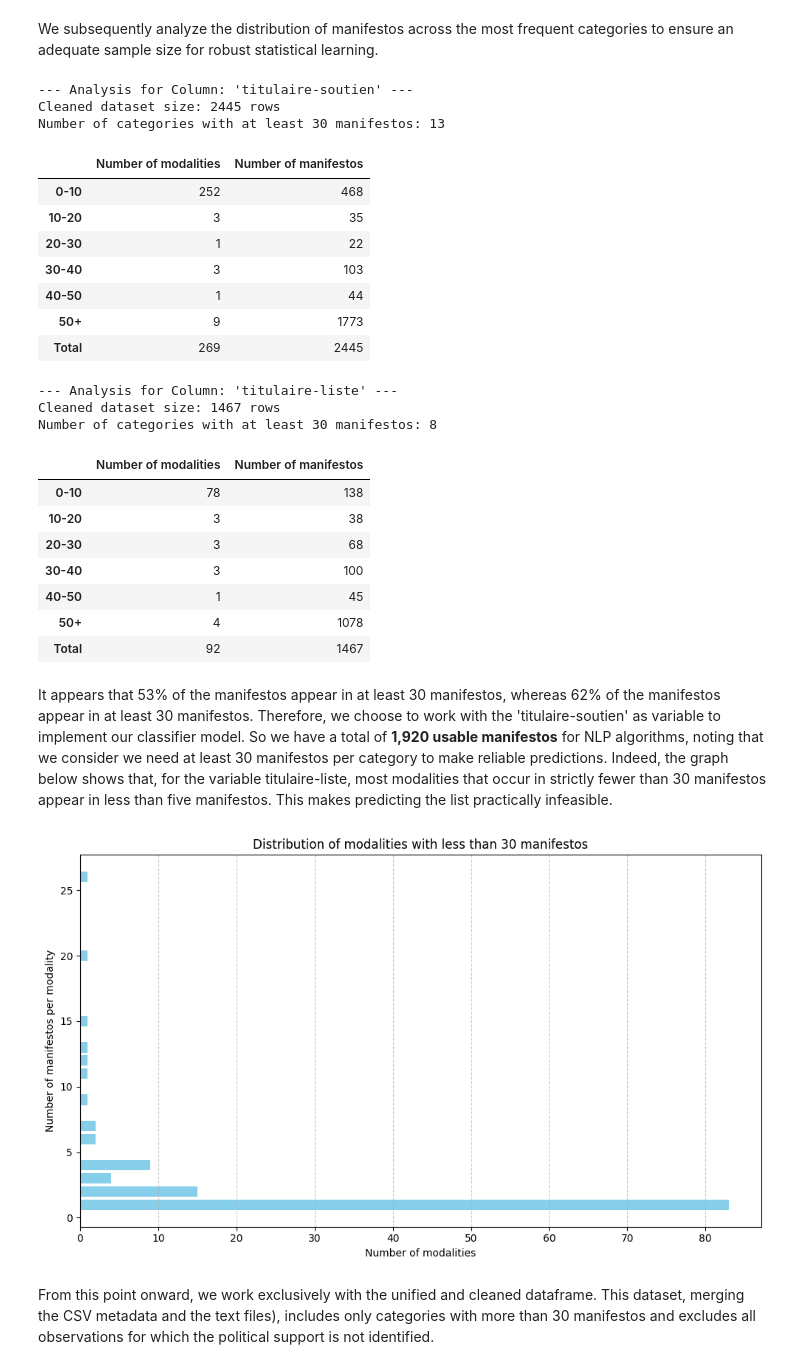
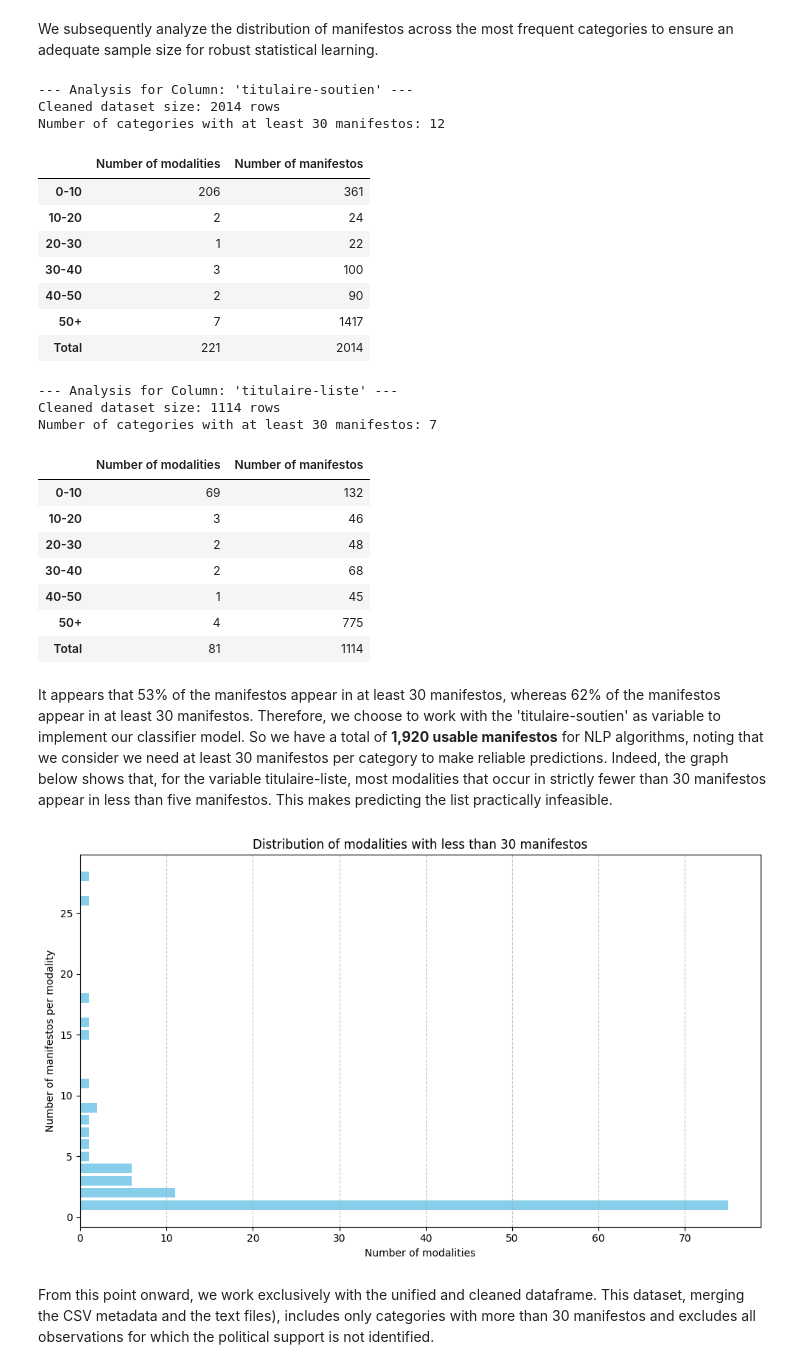
Before and after one commit to Amandine701/NLP_rendus, a Jupyter notebook: stats_descriptives_et_nettoyage.ipynb, the cells around one changed output. Cells and saved outputs as stored; diff of their text form; code cells hidden in the pictures.

Commit message:
REstriction au premier tour

```diff
--- a/stats_descriptives_et_nettoyage.ipynb
+++ b/stats_descriptives_et_nettoyage.ipynb
@@ -130,3 +117,9 @@ display(df[columns_to_show].head())
+# %%
+################ Keep only manifestos from the first round ###########################
+df_first_round = df[df['contexte-tour'] == 1].copy()
+
+# Reset index for clean dataframe
+df_first_round = df_first_round.reset_index(drop=True)
 # %%
 ############ DATA QUALITY CHECK: LABELLING COMPLETENESS ############
 ## This block quantifies metadata "noise" by aggregating missing values (NaN),
@@ -280,55 +273,55 @@ def analyze_category_distribution(df, cols):
     return categories_30_plus_dict
 
 # Execution
-final_30_plus_stats = analyze_category_distribution(df, ['titulaire-soutien', 'titulaire-liste'])
+final_30_plus_stats = analyze_category_distribution(df_first_round, ['titulaire-soutien', 'titulaire-liste'])
 # %% [output]
 --- Analysis for Column: 'titulaire-soutien' ---
-Cleaned dataset size: 2445 rows
-Number of categories with at least 30 manifestos: 13
+Cleaned dataset size: 2014 rows
+Number of categories with at least 30 manifestos: 12
 |  | Number of modalities | Number of manifestos |
-| 0-10 | 252 | 468 |
-| 10-20 | 3 | 35 |
+| 0-10 | 206 | 361 |
+| 10-20 | 2 | 24 |
 | 20-30 | 1 | 22 |
-| 30-40 | 3 | 103 |
-| 40-50 | 1 | 44 |
-| 50+ | 9 | 1773 |
-| Total | 269 | 2445 |
+| 30-40 | 3 | 100 |
+| 40-50 | 2 | 90 |
+| 50+ | 7 | 1417 |
+| Total | 221 | 2014 |
 --- Analysis for Column: 'titulaire-liste' ---
-Cleaned dataset size: 1467 rows
-Number of categories with at least 30 manifestos: 8
+Cleaned dataset size: 1114 rows
+Number of categories with at least 30 manifestos: 7
 |  | Number of modalities | Number of manifestos |
-| 0-10 | 78 | 138 |
-| 10-20 | 3 | 38 |
-| 20-30 | 3 | 68 |
-| 30-40 | 3 | 100 |
+| 0-10 | 69 | 132 |
+| 10-20 | 3 | 46 |
+| 20-30 | 2 | 48 |
+| 30-40 | 2 | 68 |
 | 40-50 | 1 | 45 |
-| 50+ | 4 | 1078 |
-| Total | 92 | 1467 |
+| 50+ | 4 | 775 |
+| Total | 81 | 1114 |
 # %% [markdown]
 It appears that 53% of the manifestos appear in at least 30 manifestos, whereas 62% of the manifestos appear in at least 30 manifestos.
 Therefore, we choose to work with the 'titulaire-soutien' as variable to implement our classifier model. So we have a total of **1,920 usable manifestos** for NLP algorithms, noting that we consider we need at least 30 manifestos per category to make reliable predictions.
 Indeed, the graph below shows that, for the variable titulaire-liste, most modalities that occur in strictly fewer than 30 manifestos appear in less than five manifestos. This makes predicting the list practically infeasible.
 # %%
 # Count the number of manifestos per modality
-counts = df['titulaire-liste'].value_counts()
+counts = df_first_round['titulaire-liste'].value_counts()
 
 # Keep only modalities with strictly less than 30 manifestos
 counts_under_30 = counts[counts < 30]
 
 # Count how many modalities have each number of manifestos
 freq_of_counts = counts_under_30.value_counts().sort_index()
 
 # Plot horizontal bar chart
 plt.figure(figsize=(10,6))
 plt.barh(freq_of_counts.index, freq_of_counts.values, color='skyblue')
 plt.xlabel("Number of modalities")
 plt.ylabel("Number of manifestos per modality")
 plt.title("Distribution of modalities with less than 30 manifestos")
 plt.grid(axis='x', linestyle='--', alpha=0.7)
 plt.tight_layout()
 plt.show()
 # %% [output]
-[figure, old version]
+[figure, new version]
 # %% [markdown]
 From this point onward, we work exclusively with the unified and cleaned dataframe. This dataset, merging the CSV metadata and the text files), includes only categories with more than 30 manifestos and excludes all observations for which the political support is not identified.
 # %%
```
Also changed, not shown: parts of 7 cells of this notebook.
